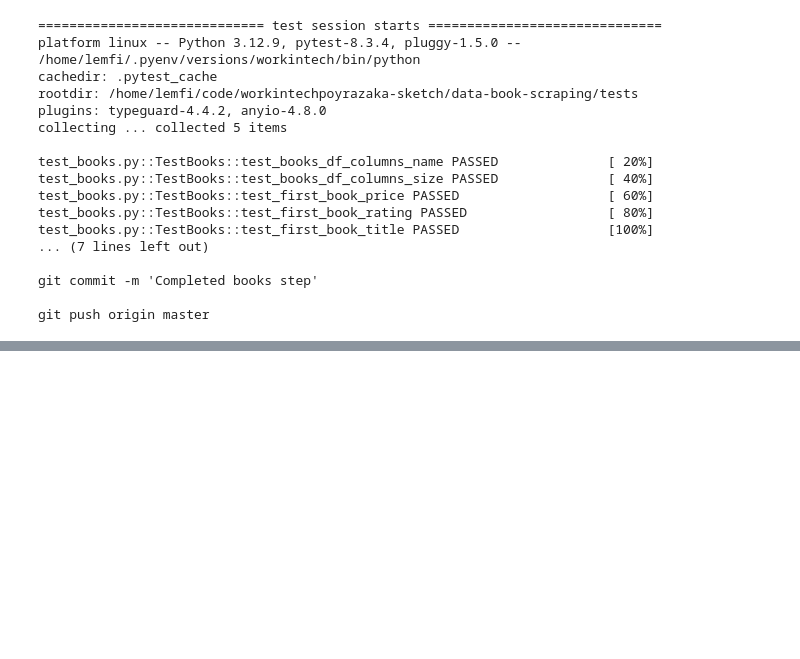
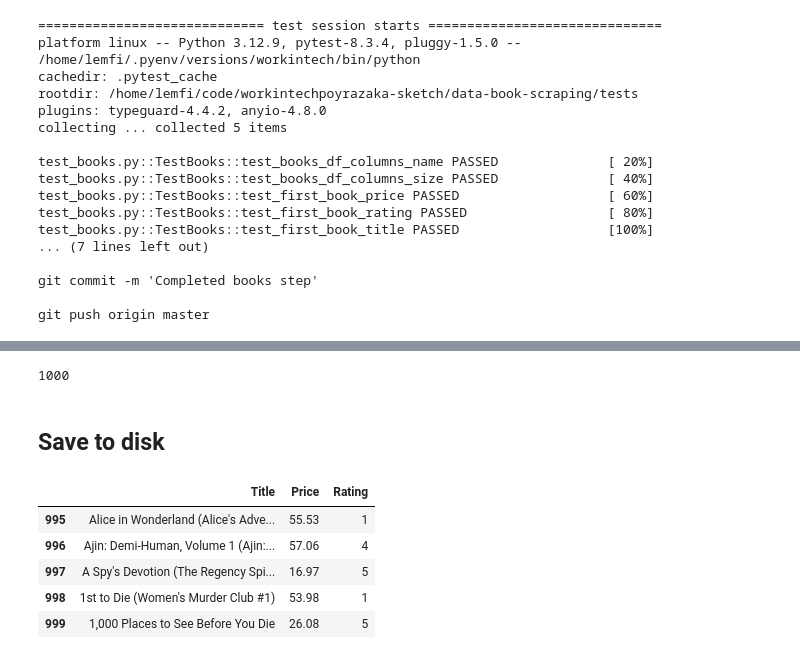
Before and after one commit to workintechpoyrazaka-sketch/data-book-scraping, a Jupyter notebook: scraping.ipynb, the cells around one changed output, grey strips where cells are left out. Drawn from its saved outputs; the diff is of its cells as text; code cells hidden in the pictures; blank space fills up the shorter version.

```diff
--- a/scraping.ipynb
+++ b/scraping.ipynb
@@ -110,0 +146,16 @@ git push origin master
+# %%
+len(all_books_dict["Title"])
+# %% [output]
+1000
+# %% [markdown]
+## Save to disk
+# %%
+all_books_df = pd.DataFrame.from_dict(all_books_dict)
+all_books_df.tail()
+# %% [output]
+|  | Title | Price | Rating |
+| 995 | Alice in Wonderland (Alice's Adve... | 55.53 | 1 |
+| 996 | Ajin: Demi-Human, Volume 1 (Ajin:... | 57.06 | 4 |
+| 997 | A Spy's Devotion (The Regency Spi... | 16.97 | 5 |
+| 998 | 1st to Die (Women's Murder Club #1) | 53.98 | 1 |
+| 999 | 1,000 Places to See Before You Die | 26.08 | 5 |
```
Also changed, not shown: parts of 6 cells of this notebook.
